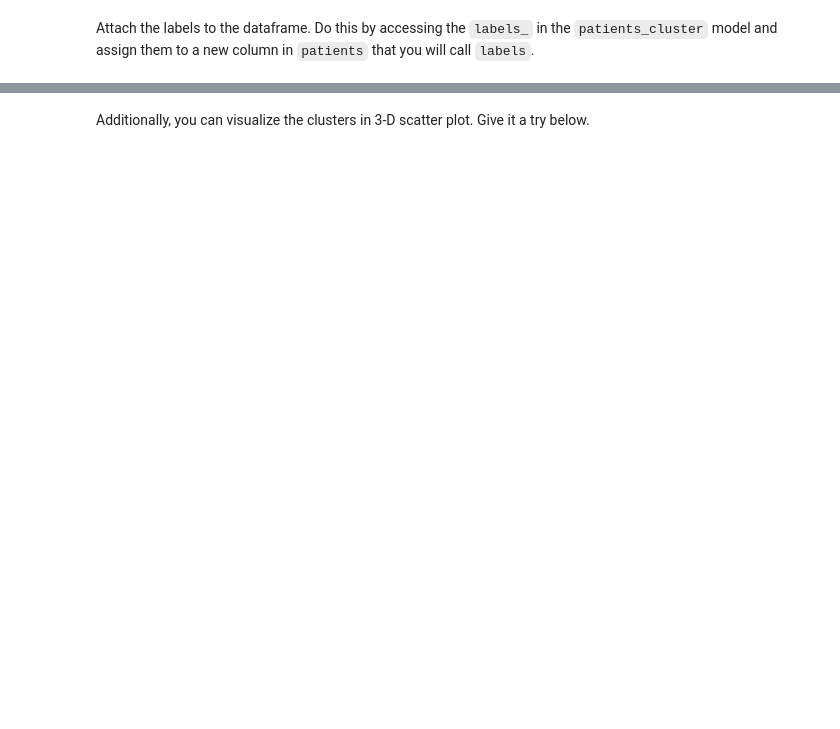
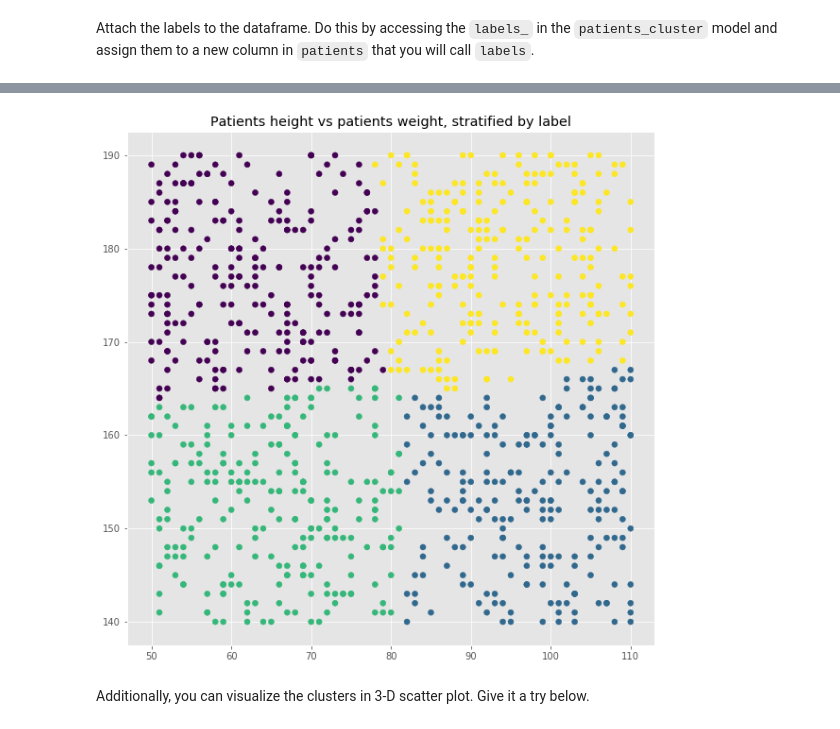
Before and after one commit to ta-data-bcn/lab-sklearn-and-unsupervised-learning, a Jupyter notebook: your-code/main.ipynb, the cells around one changed output, grey strips where cells are left out. Drawn from its saved outputs; the diff is of its cells as text; code cells hidden in the pictures; blank space fills up the shorter version.

```diff
--- a/your-code/main.ipynb
+++ b/your-code/main.ipynb
@@ -370,3 +559,6 @@ An interesting observation is that all patients are no older than 2 years. Howev
+# %%
+# Droping the columns that are useless for the analysis
+patients.drop(columns=['patient_dob', 'appointment_date'], inplace=True)
 # %% [markdown]
 #### Our data is now ready for clustering. Let's use k-means again.
 
@@ -375,0 +566,4 @@ We start by initializing and fitting a model in the cell below. Call this model
+# %%
+patients_cluster = KMeans(n_clusters=4)
+
+patients_cluster.fit(patients)
@@ -380,3 +576,5 @@ Attach the labels to the dataframe. Do this by accessing the `labels_` in the `p
+# %%
+patients['labels'] = patients_cluster.labels_
 # %% [markdown]
 Now using a `groupby`, find the mean of every variable in `patients` and group by the `labels` column. This summary will allow us to see how the patients differ between the clusters. Your output should look similar to the image below.
 
@@ -400,2 +607,10 @@ If the scatter plot does not make any sense to you, it means the features you ch
+# %%
+plt.figure(figsize=(10,10))
+plt.scatter(patients['patient_weight_kg'], patients['patient_height_sm'], c= patients['labels'])
+plt.title('Patients height vs patients weight, stratified by label')
+
+plt.show()
+# %% [output]
+[figure, added]
 # %% [markdown]
 Additionally, you can visualize the clusters in 3-D scatter plot. Give it a try below.
```
Also changed, not shown: parts of 104 cells of this notebook.
